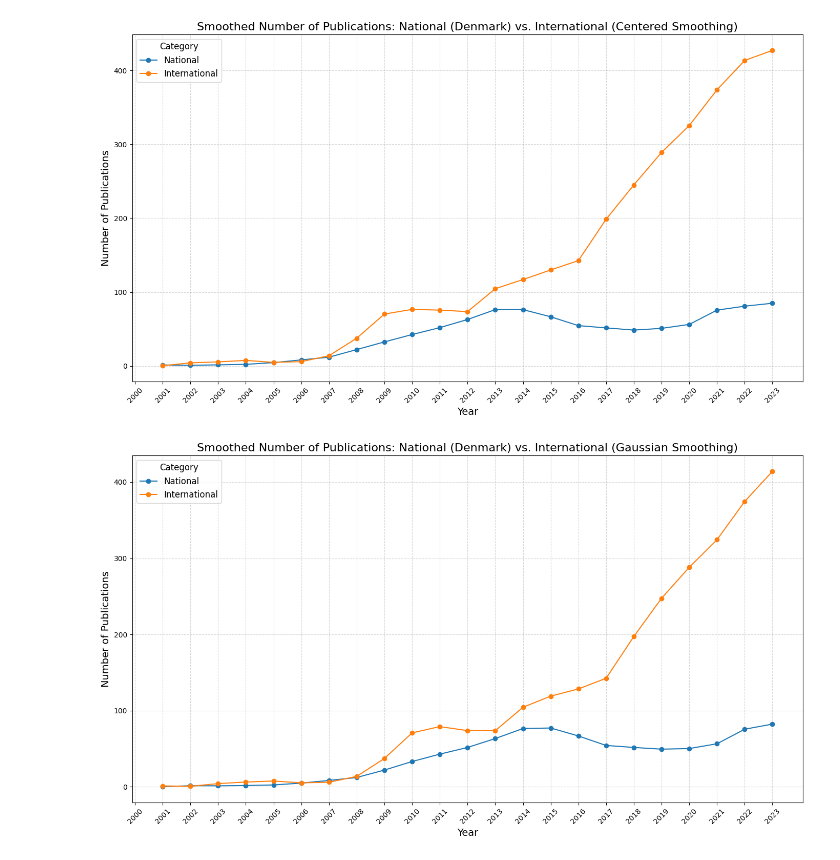
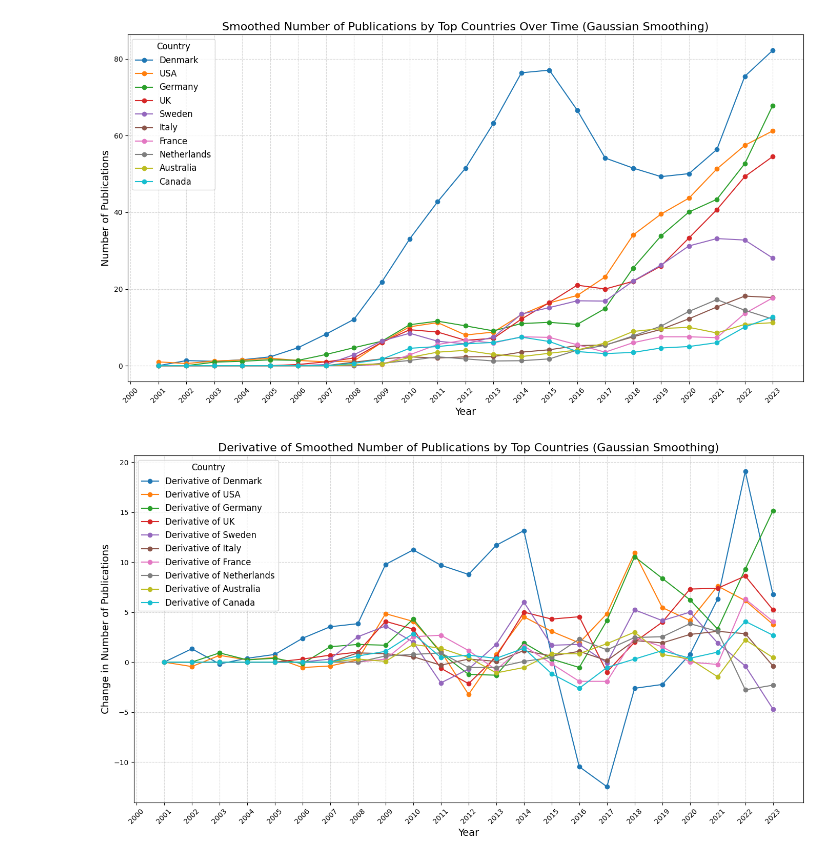
Before and after one commit to tonio-nio/Data-in-the-Wyld, a Jupyter notebook: Code/Time Series Vizualisation/Visualization.ipynb, the cells around one changed output. Drawn from its saved outputs; the diff is of its cells as text; code cells hidden in the pictures.

Commit message:
Added Derivative of publications and department parameter

```diff
--- a/Code/Time Series Vizualisation/Visualization.ipynb
+++ b/Code/Time Series Vizualisation/Visualization.ipynb
@@ -3,4 +3,6 @@ import pandas as pd
 import matplotlib.pyplot as plt
 # %%
 df = pd.read_csv('../../Data/PublicationsWAddresses.csv')
+# %%
+valid_departments = ['Business IT', 'Computer Science', 'Digital Design']
 # %%
@@ -144,7 +178,7 @@ def plot_publications(df, years, top_n=10, international_cummulated=False):
         plt.tight_layout()
         plt.show()
 # %%
-def plot_publications_smoothing(df, years, top_n=10, window=3, smoothing='trailing', international_cummulated=False):
+def plot_publications_smoothing(df, years, top_n=10, window=3, smoothing='trailing', international_cummulated=False, department=None):
     """
     Plots the smoothed number of publications per year for the top N countries using different smoothing methods.
     Optionally, when `international_cummulated=True`, plots national publications (Denmark)
@@ -157,9 +191,22 @@ def plot_publications_smoothing(df, years, top_n=10, window=3, smoothing='traili
     - window (int): The window size for the moving average smoothing.
     - smoothing (str): The smoothing method to use: 'trailing', 'centered', or 'gaussian'.
     - international_cummulated (bool): Whether to plot Denmark vs. all other countries aggregated.
+    - department (str, optional): Filter for rows with 'Business IT', 'Computer Science', or 'Digital Design'.
     """
     # Ensure 'Year' is integer for proper sorting
     df['Year'] = df['Year'].astype(int)
+
+    # Filter the dataframe for the specified department, if provided
+    if department:
+        valid_departments = ['Business IT', 'Computer Science', 'Digital Design']
+        if department in valid_departments:
+            department_col_map = {
+                'Business IT': 'Business IT',
+                'Computer Science': 'Computer Science',
+                'Digital Design': 'Digital Design'
+            }
+            # Select only rows where the department column value is 1
+            df = df[df[department_col_map[department]] == 1]
 
     # Filter the dataframe for the specified years
     df_filtered = df[df['Year'].isin(years)]
@@ -169,6 +216,9 @@ def plot_publications_smoothing(df, years, top_n=10, window=3, smoothing='traili
 
     # Pivot the table to have years as rows and countries as columns
     pivot_df = yearly_country_counts.pivot(index='Year', columns='Country', values='Publications').fillna(0)
+
+    # Create a title prefix based on department
+    title_prefix = f"Smoothed Number of Publications ({department})" if department else "Smoothed Number of Publications"
 
     if international_cummulated:
         # Aggregate all countries except Denmark as 'International' and keep 'National' (Denmark)
@@ -193,7 +243,7 @@ def plot_publications_smoothing(df, years, top_n=10, window=3, smoothing='traili
         for col in smoothed_df.columns:
             plt.plot(smoothed_df.index, smoothed_df[col], marker='o', label=col)
 
-        plt.title(f'Smoothed Number of Publications: National (Denmark) vs. International ({smoothing.capitalize()} Smoothing)', fontsize=16)
+        plt.title(f'{title_prefix}: National (Denmark) vs. International ({smoothing.capitalize()} Smoothing)', fontsize=16)
         plt.xlabel('Year', fontsize=14)
         plt.ylabel('Number of Publications', fontsize=14)
         plt.legend(title='Category', fontsize=12, title_fontsize=12)
@@ -224,7 +274,7 @@ def plot_publications_smoothing(df, years, top_n=10, window=3, smoothing='traili
         for country in top_countries:
             plt.plot(smoothed_df.index, smoothed_df[country], marker='o', label=country)
 
-        plt.title(f'Smoothed Number of Publications by Top Countries Over Time ({smoothing.capitalize()} Smoothing)', fontsize=16)
+        plt.title(f'{title_prefix} by Top Countries Over Time ({smoothing.capitalize()} Smoothing)', fontsize=16)
         plt.xlabel('Year', fontsize=14)
         plt.ylabel('Number of Publications', fontsize=14)
         plt.legend(title='Country', fontsize=12, title_fontsize=12)
@@ -332,4 +497,4 @@ def plot_noise(df, years, top_n=10, window=3, smoothing='trailing', internationa
 # %%
 years = list(range(2000, 2024)) #Years exclusive 2024
 # %%
-international_cummulated=True
+international_cummulated=False
@@ -336,8 +504,9 @@ international_cummulated=True
 # %%
 plot_cumulative_publications(df, years, top_n=10, international_cummulated=international_cummulated)
 plot_publications(df, years, top_n=10, international_cummulated=international_cummulated)
-plot_publications_smoothing(df, years, top_n=10, window=3, smoothing='centered', international_cummulated=international_cummulated)
+#plot_publications_smoothing(df, years, top_n=10, window=3, smoothing='centered', international_cummulated=international_cummulated)
 plot_publications_smoothing(df, years, top_n=10, window=3, smoothing='gaussian', international_cummulated=international_cummulated)
-plot_publications_smoothing(df, years, top_n=10, window=2, smoothing='gaussian', international_cummulated=international_cummulated)
+plot_publications_derivative(df, years, top_n=10, window=3, smoothing='gaussian', international_cummulated=international_cummulated)
+#plot_publications_smoothing(df, years, top_n=10, window=2, smoothing='gaussian', international_cummulated=international_cummulated)
 plot_noise(df, years, top_n=10, window=3, smoothing='centered', international_cummulated=international_cummulated)
 # %% [output]
@@ -346,2 +515,2 @@ plot_noise(df, years, top_n=10, window=3, smoothing='centered', international_cu
-[figure, old version]
+[figure, new version]
-[figure, old version]
+[figure, new version]
```
Also changed, not shown: parts of 6 cells of this notebook.
